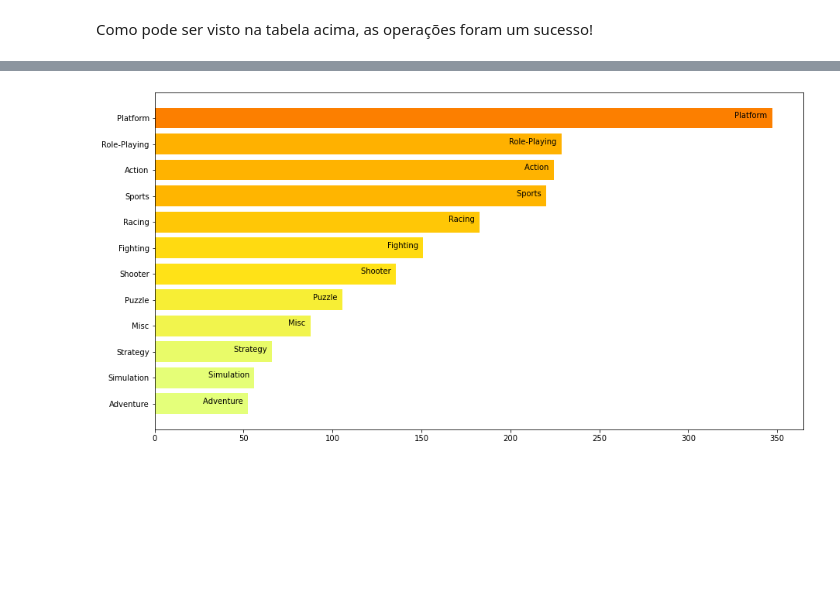
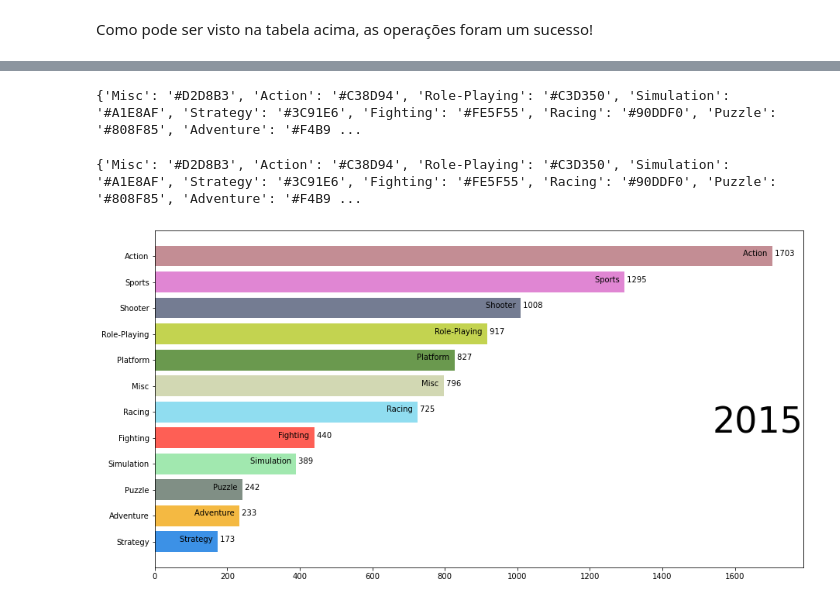
Before and after one commit to adamesalles/icd-eda, a Jupyter notebook: Tiago.ipynb, the cells around one changed output, grey strips where cells are left out. Cells and saved outputs as stored; diff of their text form; code cells hidden in the pictures; blank space fills up the shorter version.

```diff
--- a/Tiago.ipynb
+++ b/Tiago.ipynb
@@ -124,16 +122,30 @@ Como pode ser visto na tabela acima, as operações foram um sucesso!
+# %%
+hex = ['#D2D8B3', '#C38D94', '#C3D350', '#A1E8AF',
+     '#3C91E6', '#FE5F55', '#90DDF0', '#808F85',
+     '#F4B942', '#6A994E', '#747C92', '#E086D3']
+colors = dict(zip(genres, hex))
+print(colors)
+# %% [output]
+{'Misc': '#D2D8B3', 'Action': '#C38D94', 'Role-Playing': '#C3D350', 'Simulation': '#A1E8AF', 'Strategy': '#3C91E6', 'Fighting': '#FE5F55', 'Racing': '#90DDF0', 'Puzzle': '#808F85', 'Adventure': '#F4B9 ...
 # %%
-Current_Year = 2000
+Current_Year = 2015
 dff = (df[df["Year"].eq(Current_Year)]
         .sort_values(by="Cumulative_Sales", ascending=True))
 
 
 fig, ax = plt.subplots(figsize = (15, 8))
 
 rescale = lambda y: (y - np.min(y)) / (np.max(y) - np.min(y))
 
-ax.barh(dff["Genre"], dff["Cumulative_Sales"], color = colors(rescale(dff["Cumulative_Sales"])))
+ax.barh(dff["Genre"], dff["Cumulative_Sales"], color = [colors[x] for x in dff["Genre"]])
 
 for i, (sales, genre) in enumerate(zip(dff["Cumulative_Sales"], dff["Genre"])):
         ax.text(sales, i,       genre + "  ",          ha="right")
+        ax.text(sales, i,       " " + str(round(sales)),          ha="left")
+
+ax.text(1, 0.4, Current_Year, transform=ax.transAxes, size=46, ha="right")
+
+print(colors)
 # %% [output]
+{'Misc': '#D2D8B3', 'Action': '#C38D94', 'Role-Playing': '#C3D350', 'Simulation': '#A1E8AF', 'Strategy': '#3C91E6', 'Fighting': '#FE5F55', 'Racing': '#90DDF0', 'Puzzle': '#808F85', 'Adventure': '#F4B9 ...
-[figure, old version]
+[figure, new version]
```
Also changed, not shown: parts of 2 cells of this notebook.
